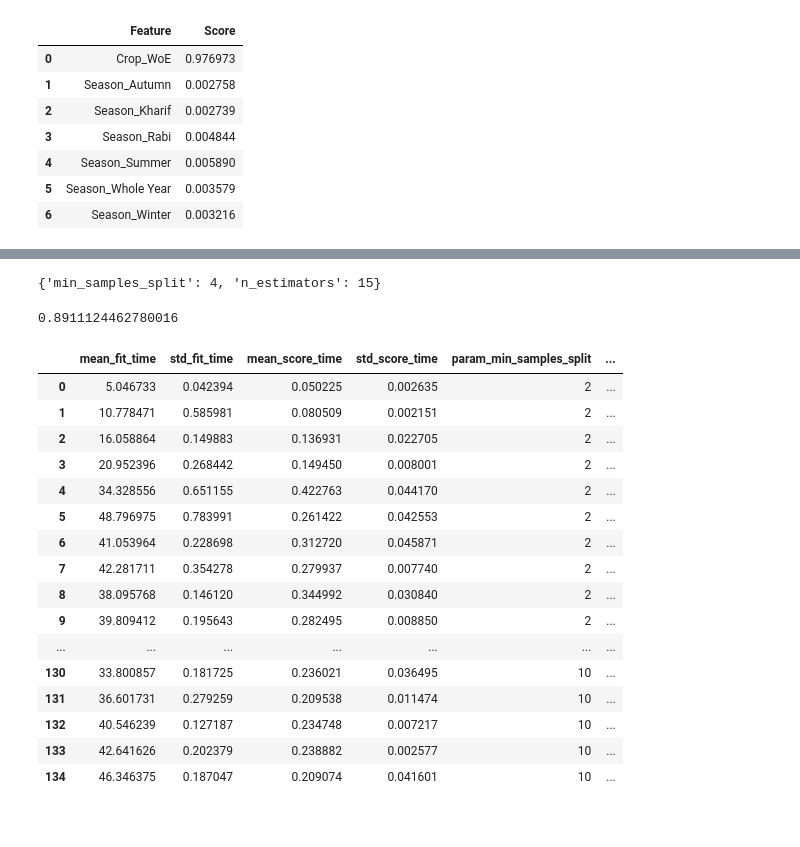
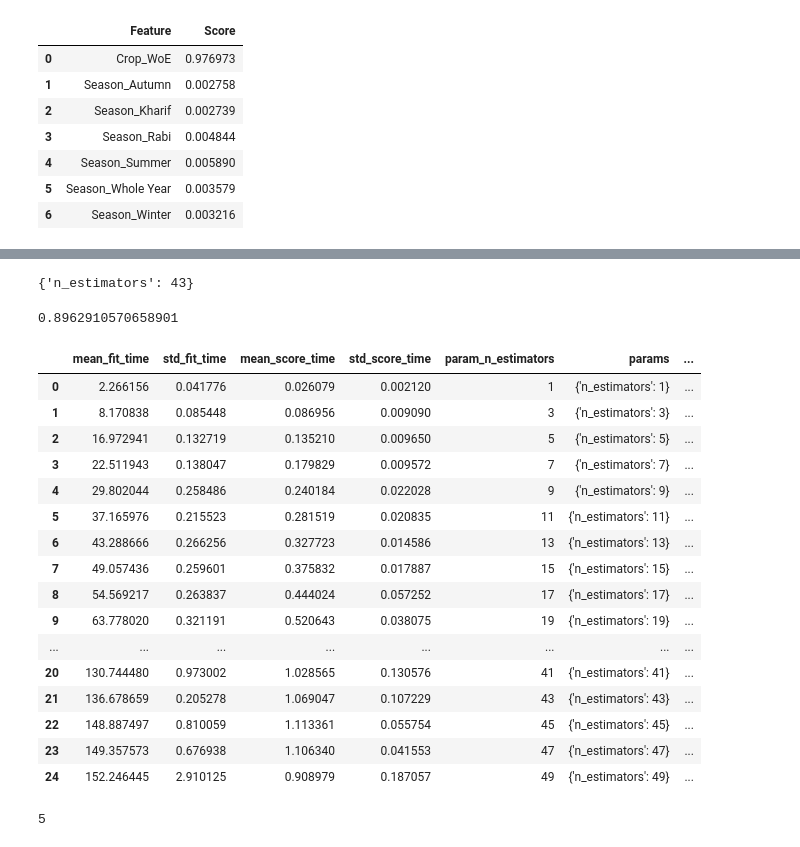
Before and after one commit to animeshmathur/crop-yield-prediction, a Jupyter notebook: Analysis_and_Data_Processing/Analysis_for_Target.ipynb, the cells around one changed output, grey strips where cells are left out. Cells and saved outputs as stored; diff of their text form; code cells hidden in the pictures.

```diff
--- a/Analysis_and_Data_Processing/Analysis_for_Target_as_Yield.ipynb
+++ b/Analysis_and_Data_Processing/Analysis_for_Target.ipynb
@@ -874,8 +874,7 @@ def grid_search(model, inputs, target, param_grid):
     return gs
 # %%
 param_grid_RF = {
-    'n_estimators' : np.arange(15,25),
-    'min_samples_split': np.arange(2, 6)
+    'n_estimators': np.arange(1, 51, 2)
 }
 
 grid_search_RF = grid_search(RandomForestRegressor(), X_train_Crop_WoE, y_train, param_grid_RF)
@@ -886,28 +886,33 @@ Fitting 5 folds for each of 40 candidates, totalling 200 fits
 # %%
 grid_search_RF.best_params_
 # %% [output]
-{'min_samples_split': 4, 'n_estimators': 15}
+{'n_estimators': 43}
 # %%
 grid_search_RF.best_score_
 # %% [output]
-0.8911124462780016
+0.8962910570658901
 # %%
-pd.DataFrame(grid_search_RF.cv_results_)
+cv_results = pd.DataFrame(grid_search_RF.cv_results_)
+cv_results
 # %% [output]
-|  | mean_fit_time | std_fit_time | mean_score_time | std_score_time | param_min_samples_split | ... |
-| 0 | 5.046733 | 0.042394 | 0.050225 | 0.002635 | 2 | ... |
-| 1 | 10.778471 | 0.585981 | 0.080509 | 0.002151 | 2 | ... |
-| 2 | 16.058864 | 0.149883 | 0.136931 | 0.022705 | 2 | ... |
-| 3 | 20.952396 | 0.268442 | 0.149450 | 0.008001 | 2 | ... |
-| 4 | 34.328556 | 0.651155 | 0.422763 | 0.044170 | 2 | ... |
-| 5 | 48.796975 | 0.783991 | 0.261422 | 0.042553 | 2 | ... |
-| 6 | 41.053964 | 0.228698 | 0.312720 | 0.045871 | 2 | ... |
-| 7 | 42.281711 | 0.354278 | 0.279937 | 0.007740 | 2 | ... |
-| 8 | 38.095768 | 0.146120 | 0.344992 | 0.030840 | 2 | ... |
-| 9 | 39.809412 | 0.195643 | 0.282495 | 0.008850 | 2 | ... |
-| ... | ... | ... | ... | ... | ... | ... |
-| 130 | 33.800857 | 0.181725 | 0.236021 | 0.036495 | 10 | ... |
-| 131 | 36.601731 | 0.279259 | 0.209538 | 0.011474 | 10 | ... |
-| 132 | 40.546239 | 0.127187 | 0.234748 | 0.007217 | 10 | ... |
-| 133 | 42.641626 | 0.202379 | 0.238882 | 0.002577 | 10 | ... |
-| 134 | 46.346375 | 0.187047 | 0.209074 | 0.041601 | 10 | ... |
+|  | mean_fit_time | std_fit_time | mean_score_time | std_score_time | param_n_estimators | params | ... |
+| 0 | 2.266156 | 0.041776 | 0.026079 | 0.002120 | 1 | {'n_estimators': 1} | ... |
+| 1 | 8.170838 | 0.085448 | 0.086956 | 0.009090 | 3 | {'n_estimators': 3} | ... |
+| 2 | 16.972941 | 0.132719 | 0.135210 | 0.009650 | 5 | {'n_estimators': 5} | ... |
+| 3 | 22.511943 | 0.138047 | 0.179829 | 0.009572 | 7 | {'n_estimators': 7} | ... |
+| 4 | 29.802044 | 0.258486 | 0.240184 | 0.022028 | 9 | {'n_estimators': 9} | ... |
+| 5 | 37.165976 | 0.215523 | 0.281519 | 0.020835 | 11 | {'n_estimators': 11} | ... |
+| 6 | 43.288666 | 0.266256 | 0.327723 | 0.014586 | 13 | {'n_estimators': 13} | ... |
+| 7 | 49.057436 | 0.259601 | 0.375832 | 0.017887 | 15 | {'n_estimators': 15} | ... |
+| 8 | 54.569217 | 0.263837 | 0.444024 | 0.057252 | 17 | {'n_estimators': 17} | ... |
+| 9 | 63.778020 | 0.321191 | 0.520643 | 0.038075 | 19 | {'n_estimators': 19} | ... |
+| ... | ... | ... | ... | ... | ... | ... | ... |
+| 20 | 130.744480 | 0.973002 | 1.028565 | 0.130576 | 41 | {'n_estimators': 41} | ... |
+| 21 | 136.678659 | 0.205278 | 1.069047 | 0.107229 | 43 | {'n_estimators': 43} | ... |
+| 22 | 148.887497 | 0.810059 | 1.113361 | 0.055754 | 45 | {'n_estimators': 45} | ... |
+| 23 | 149.357573 | 0.676938 | 1.106340 | 0.041553 | 47 | {'n_estimators': 47} | ... |
+| 24 | 152.246445 | 2.910125 | 0.908979 | 0.187057 | 49 | {'n_estimators': 49} | ... |
+# %%
+grid_search_RF.n_splits_
+# %% [output]
+5
```
Also changed, not shown: parts of 8 cells of this notebook, 5 other files.
